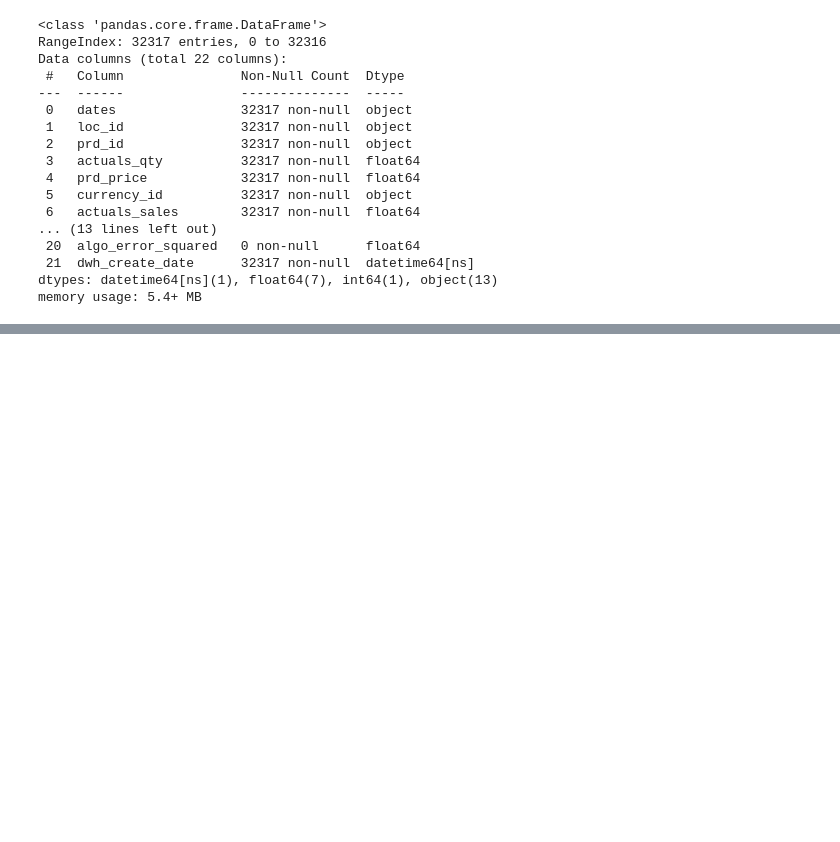
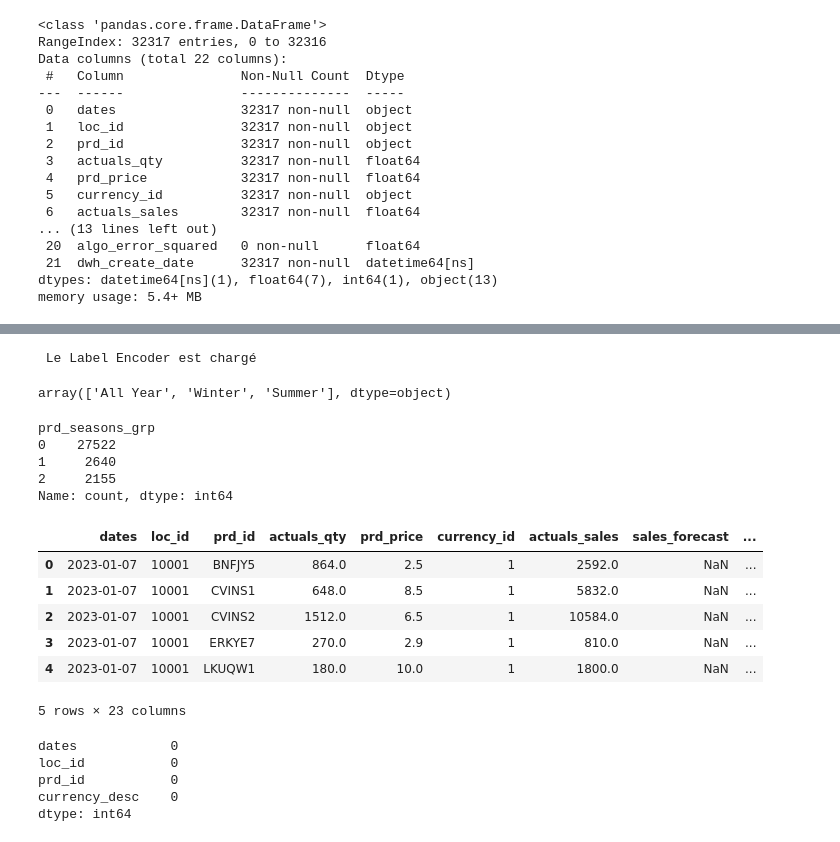
Before and after one commit to Machakrabo/supplychain, a Jupyter notebook: python/masha_preprocessing.ipynb, the cells around one changed output, grey strips where cells are left out. Saved outputs shown, nothing was run; the diff lists cells and outputs as text; code cells hidden in the pictures; blank space fills up the shorter version.

```diff
--- a/python/masha_preprocessing.ipynb
+++ b/python/masha_preprocessing.ipynb
@@ -134,0 +137,3 @@ memory usage: 5.4+ MB
+# %%
+df_actuals_info = df_actuals_qty
+print(df_actuals_info)
@@ -134,0 +158,29 @@ memory usage: 5.4+ MB
+# %%
+from sklearn.preprocessing import LabelEncoder
+print(" Le Label Encoder est chargé")
+# %% [output]
+ Le Label Encoder est chargé
+# %%
+df_actuals_info['prd_seasons'].unique()
+# %% [output]
+array(['All Year', 'Winter', 'Summer'], dtype=object)
+# %%
+df_actuals_info['prd_seasons_grp']= LabelEncoder().fit_transform(df_actuals_info['prd_seasons'])
+# %%
+df_actuals_info['prd_seasons_grp'].value_counts()
+# %% [output]
+prd_seasons_grp
+0    27522
+1     2640
+2     2155
+Name: count, dtype: int64
+# %%
+df_actuals_info.head()
+# %% [output]
+|  | dates | loc_id | prd_id | actuals_qty | prd_price | currency_id | actuals_sales | sales_forecast | ... |
+| 0 | 2023-01-07 | 10001 | BNFJY5 | 864.0 | 2.5 | 1 | 2592.0 | NaN | ... |
+| 1 | 2023-01-07 | 10001 | CVINS1 | 648.0 | 8.5 | 1 | 5832.0 | NaN | ... |
+| 2 | 2023-01-07 | 10001 | CVINS2 | 1512.0 | 6.5 | 1 | 10584.0 | NaN | ... |
+| 3 | 2023-01-07 | 10001 | ERKYE7 | 270.0 | 2.9 | 1 | 810.0 | NaN | ... |
+| 4 | 2023-01-07 | 10001 | LKUQW1 | 180.0 | 10.0 | 1 | 1800.0 | NaN | ... |
+5 rows × 23 columns
@@ -134,0 +189,8 @@ memory usage: 5.4+ MB
+# %%
+df_actuals_info[['dates','loc_id','prd_id', 'currency_desc']].isnull().sum()
+# %% [output]
+dates            0
+loc_id           0
+prd_id           0
+currency_desc    0
+dtype: int64
```
Also changed, not shown: parts of 4 cells of this notebook.
